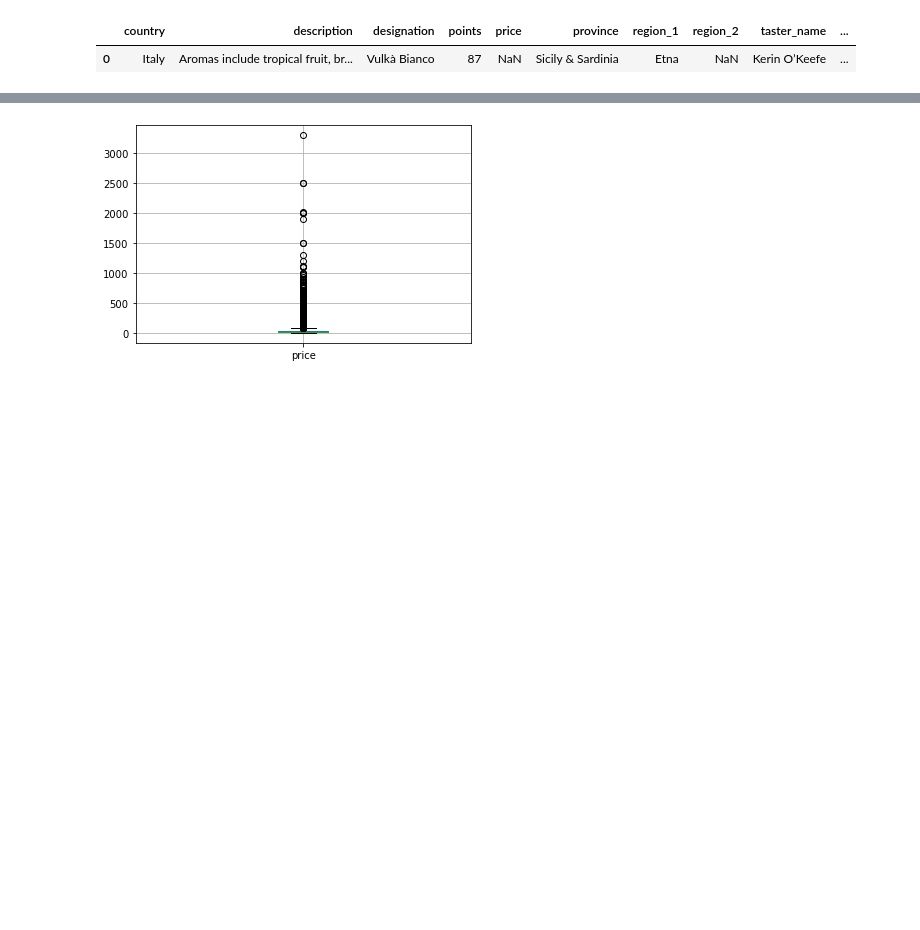
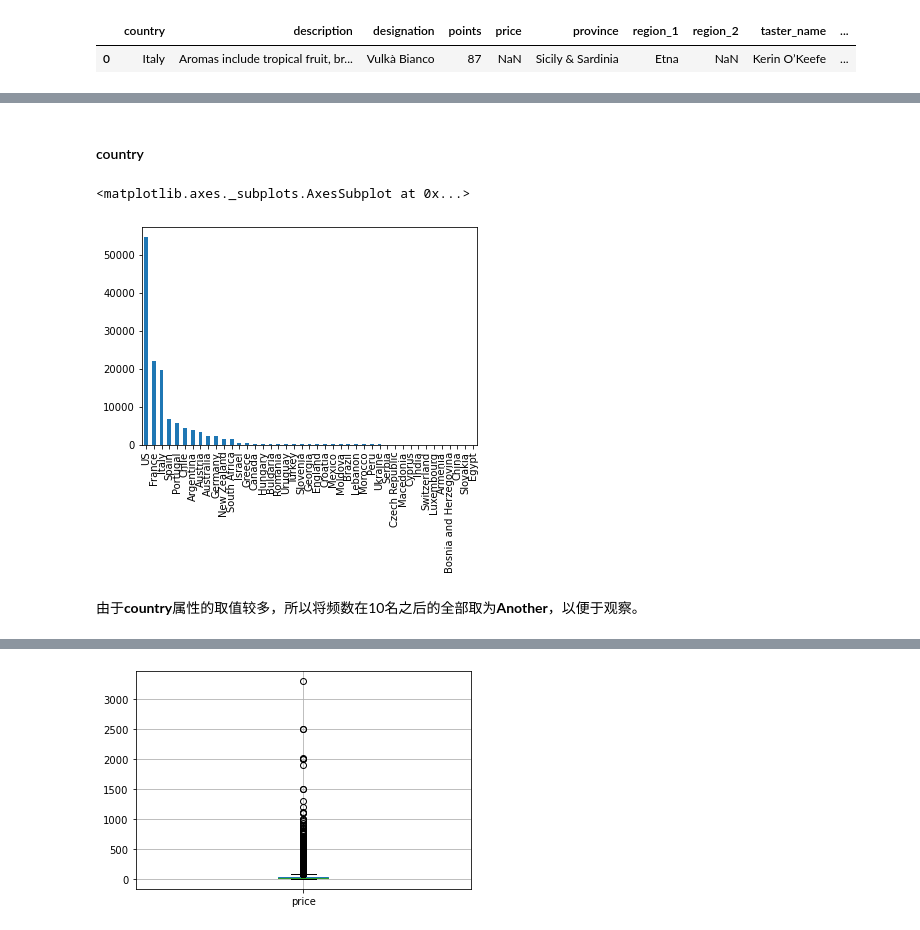
Before and after one commit to Laoannnnn/DataMining, a Jupyter notebook: WineReviews.ipynb, the cells around one changed output, grey strips where cells are left out. Drawn from its saved outputs; the diff is of its cells as text; code cells hidden in the pictures; blank space fills up the shorter version.

Commit message:
data cleaning

```diff
--- a/WineReviews.ipynb
+++ b/WineReviews.ipynb
@@ -4,9 +4,6 @@ import pandas as pd
 import matplotlib.pyplot as plt
 # %%
 path = "../Dataset/wine-reviews/"
-file1 = "winemag-data_first150k.csv"
-file2 = "winemag-data-130k-v2.csv"
-file3 = "winemag-data-130k-v2.json"
+file = "winemag-data-130k-v2.csv"
 # %%
-csv_150k = pd.read_csv(path + file1, index_col=0)
-csv_130k = pd.read_csv(path + file2, index_col=0)
+csv_130k = pd.read_csv(path + file, index_col=0)
@@ -200,0 +21,9 @@ plt.show()
+# %% [markdown]
+#### country
+# %%
+csv_130k['country'].value_counts().plot.bar()
+# %% [output]
+<matplotlib.axes._subplots.AxesSubplot at 0x...>
+[figure, added]
+# %% [markdown]
+由于**country**属性的取值较多，所以将频数在10名之后的全部取为**Another**，以便于观察。
```
Also changed, not shown: parts of 59 cells of this notebook.
